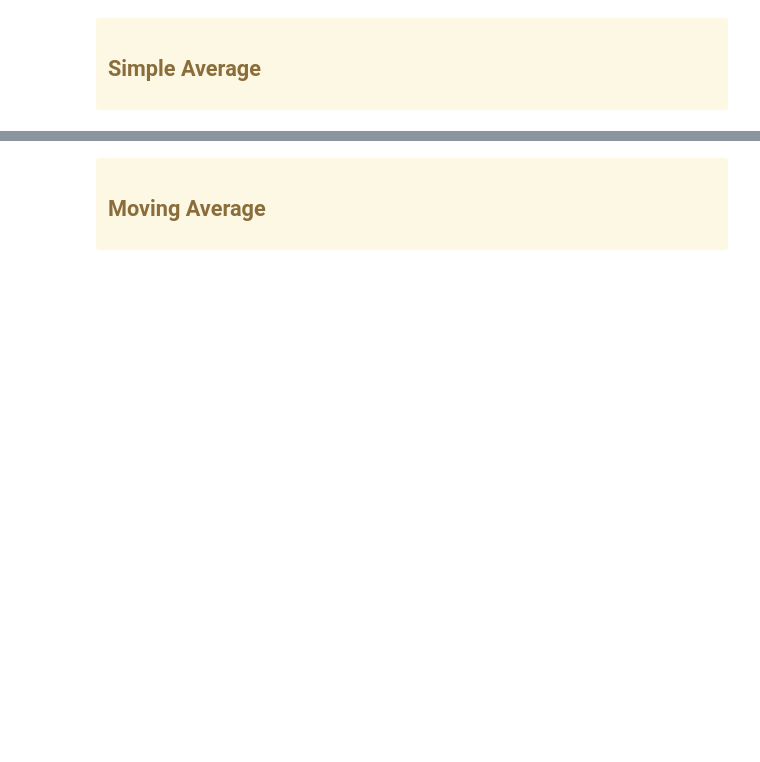
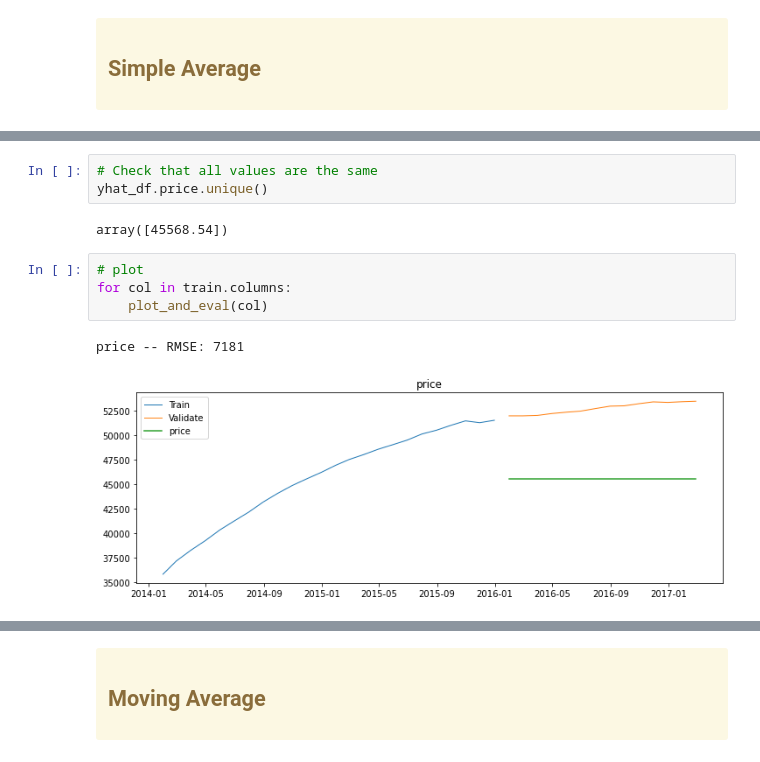
Before and after one commit to QMCBT-JustinEvans/time-series-exercises, a Jupyter notebook: 05_model.ipynb, the cells around one changed output, grey strips where cells are left out. Drawn from its saved outputs; the diff is of its cells as text; blank space fills up the shorter version.

```diff
--- a/05_model.ipynb
+++ b/05_model.ipynb
@@ -629,0 +652,12 @@ eval_df
+# %%
+# Check that all values are the same
+yhat_df.price.unique()
+# %% [output]
+array([45568.54])
+# %%
+# plot
+for col in train.columns:
+    plot_and_eval(col)
+# %% [output]
+price -- RMSE: 7181
+[figure, added]
```
Also changed, not shown: parts of 26 cells of this notebook.
